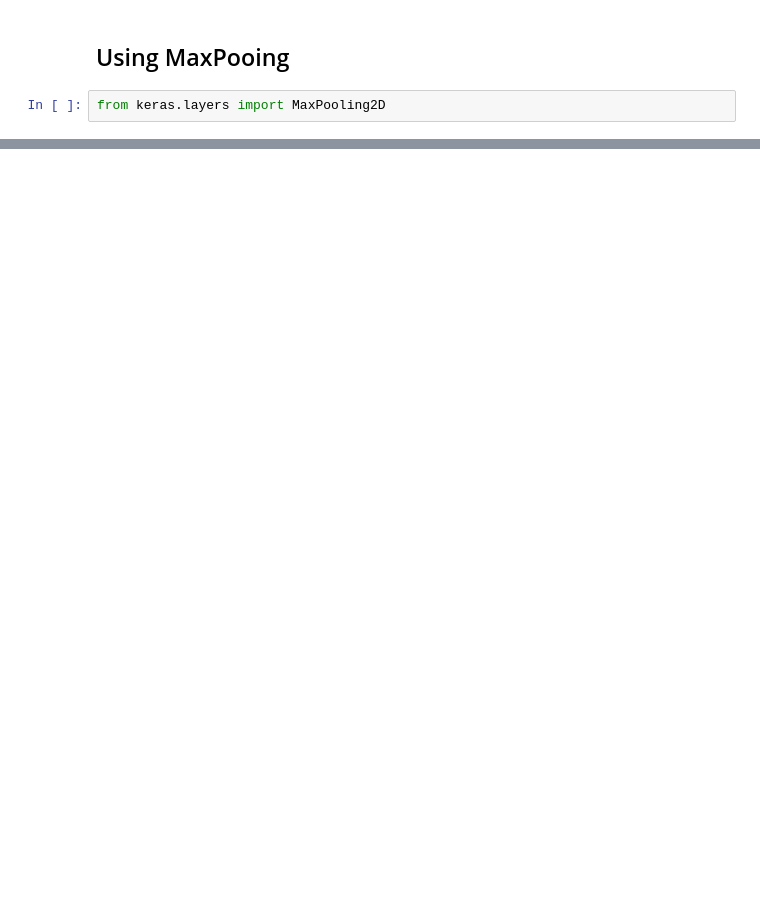
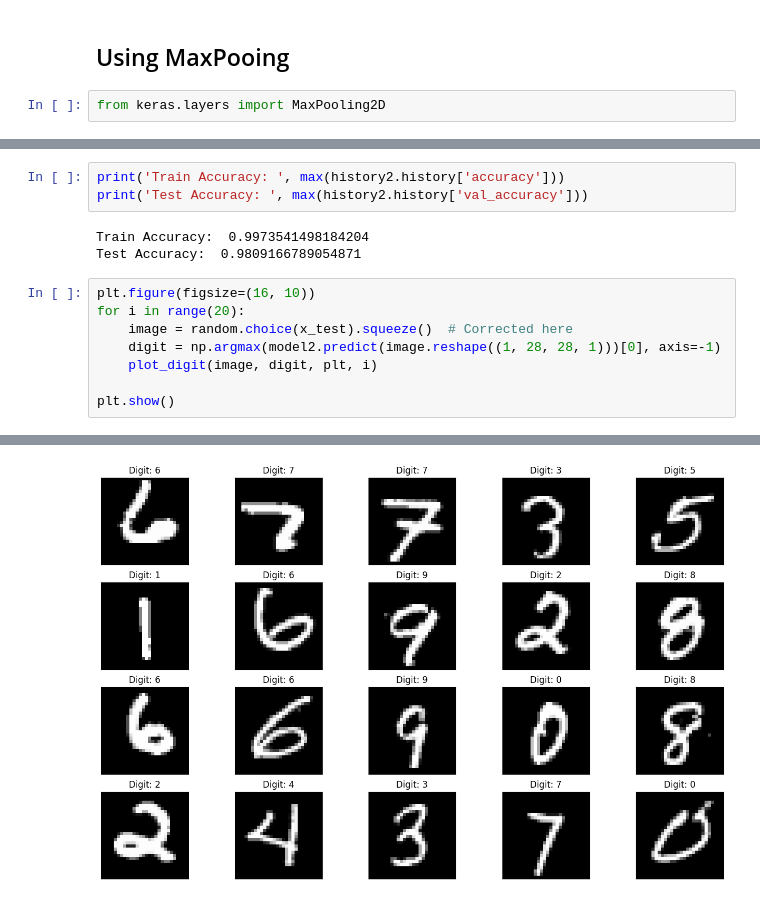
Before and after one commit to Athul28/NNDL_lab_programs, a Jupyter notebook: program7.ipynb, the cells around one changed output, grey strips where cells are left out. Saved outputs shown, nothing was run; the diff lists cells and outputs as text; blank space fills up the shorter version.

```diff
--- a/program7.ipynb
+++ b/program7.ipynb
@@ -142,0 +182,15 @@ Accuracy with maxpooling :  0.9766
+# %%
+print('Train Accuracy: ', max(history2.history['accuracy']))
+print('Test Accuracy: ', max(history2.history['val_accuracy']))
+# %% [output]
+Train Accuracy:  0.9973541498184204
+Test Accuracy:  0.9809166789054871
+# %%
+plt.figure(figsize=(16, 10))
+for i in range(20):
+    image = random.choice(x_test).squeeze()  # Corrected here
+    digit = np.argmax(model2.predict(image.reshape((1, 28, 28, 1)))[0], axis=-1)
+    plot_digit(image, digit, plt, i)
+
+plt.show()
+# %% [output]
@@ -142,0 +217 @@ Accuracy with maxpooling :  0.9766
+[figure, added]
```
Also changed, not shown: parts of 11 cells of this notebook.
